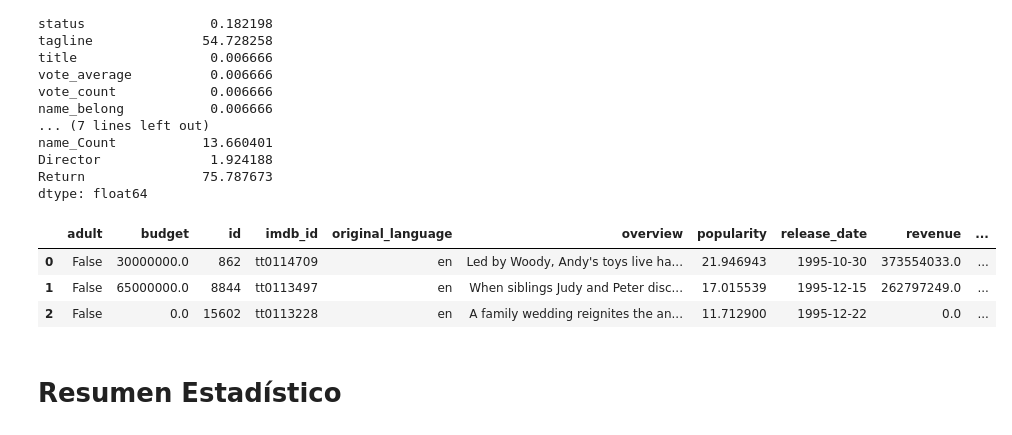
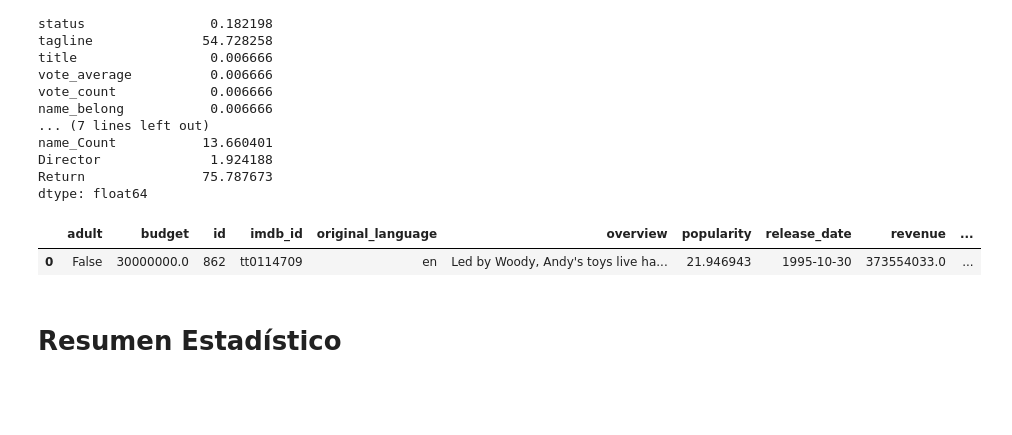
Before and after one commit to Victor624/Henry_1, a Jupyter notebook: 02 - EDA/EDA.ipynb, the cells around one changed output. Cells and saved outputs as stored; diff of their text form; code cells hidden in the pictures; blank space fills up the shorter version.

```diff
--- a/02 - EDA/EDA.ipynb
+++ b/02 - EDA/EDA.ipynb
@@ -59,12 +59,10 @@ dtype: float64
 # %%
 pd.set_option('display.max_columns', None)  # Mostrar todas las columnas
 
-df.head(3)
+df.head(1)
 # %% [output]
 |  | adult | budget | id | imdb_id | original_language | overview | popularity | release_date | revenue | ... |
 | 0 | False | 30000000.0 | 862 | tt0114709 | en | Led by Woody, Andy's toys live ha... | 21.946943 | 1995-10-30 | 373554033.0 | ... |
-| 1 | False | 65000000.0 | 8844 | tt0113497 | en | When siblings Judy and Peter disc... | 17.015539 | 1995-12-15 | 262797249.0 | ... |
-| 2 | False | 0.0 | 15602 | tt0113228 | en | A family wedding reignites the an... | 11.712900 | 1995-12-22 | 0.0 | ... |
 # %% [markdown]
 # Resumen Estadístico
 # %%
```
Also changed, not shown: parts of 4 cells of this notebook, 4 other files.
